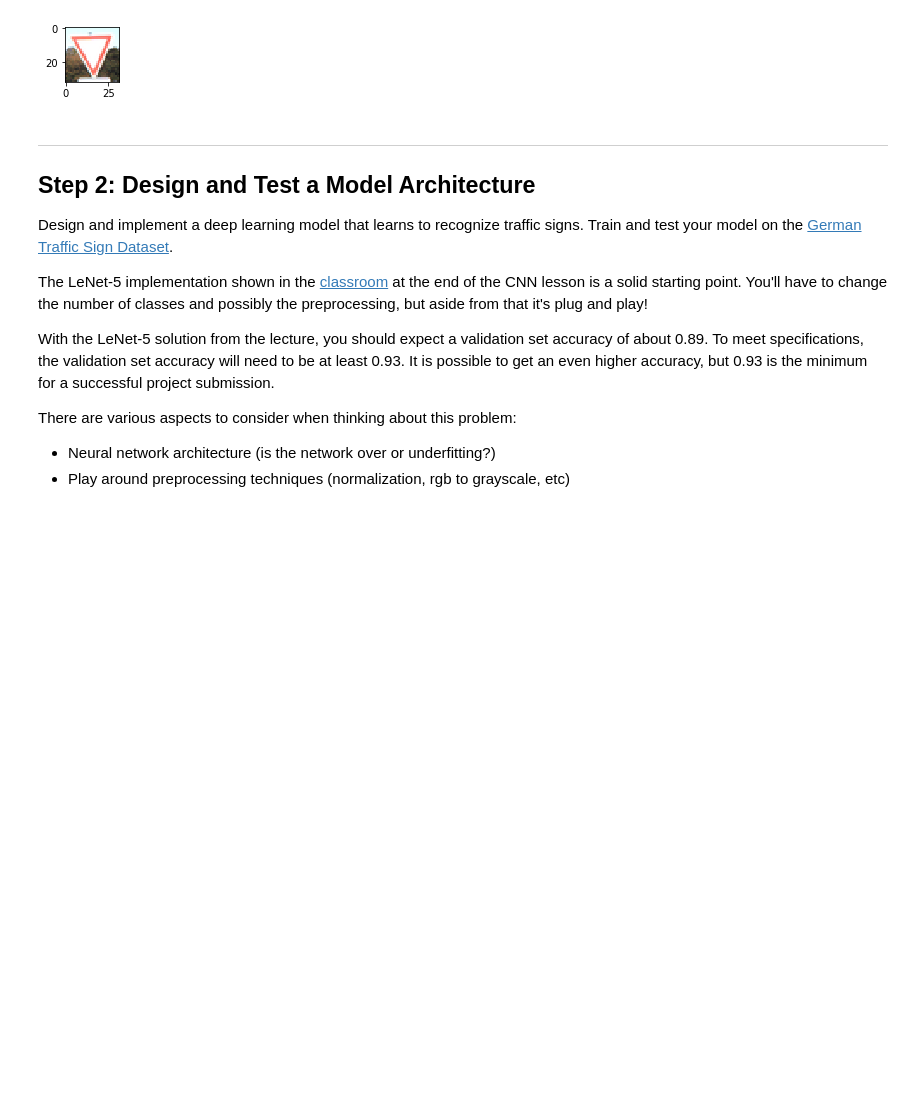
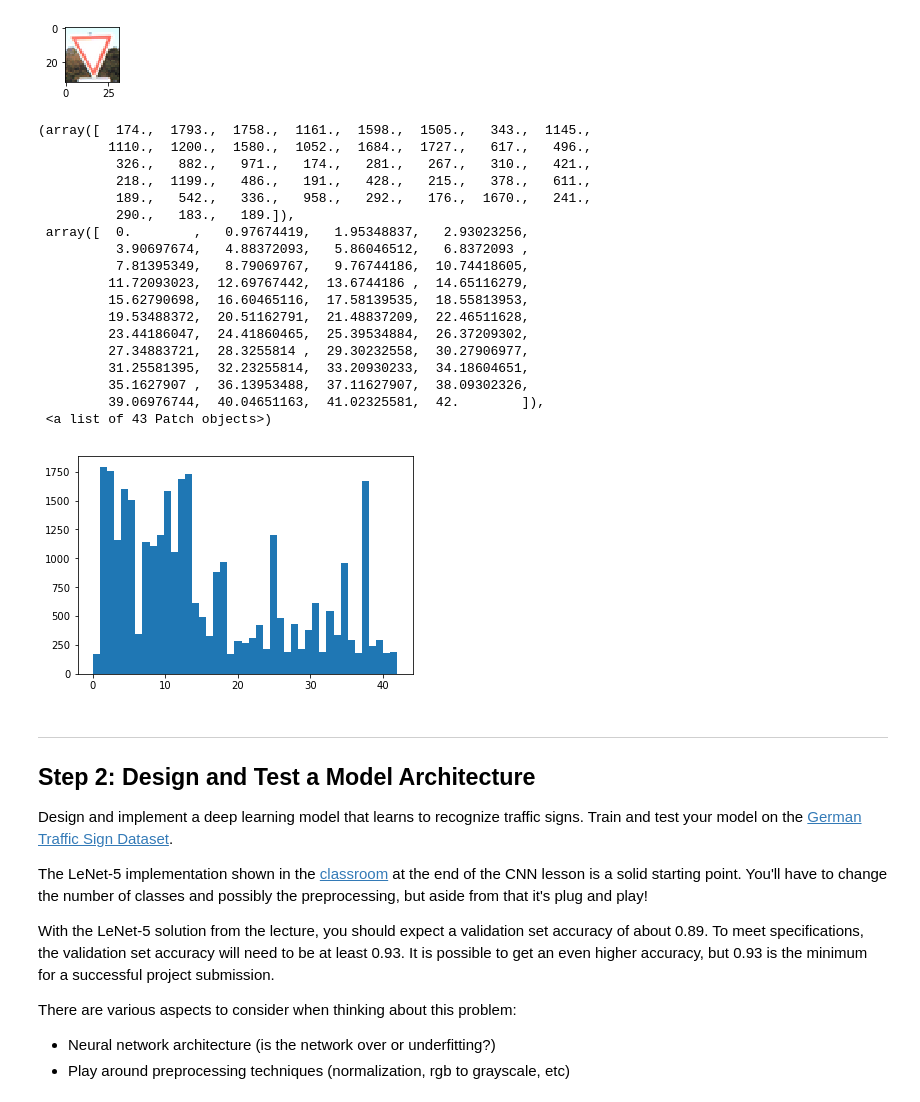
Before and after one commit to redheli/CarND-Traffic-Sign-Classifier-Project, a Jupyter notebook: Traffic_Sign_Classifier.ipynb, the cells around one changed output. Cells and saved outputs as stored; diff of their text form; code cells hidden in the pictures; blank space fills up the shorter version.

```diff
--- a/Traffic_Sign_Classifier.ipynb
+++ b/Traffic_Sign_Classifier.ipynb
@@ -223,6 +223,34 @@ print(signnames[y_train[index].astype(int)])
 13
 Yield
 [figure]
+# %%
+n_classes = np.unique(y_train).size
+import matplotlib.pyplot as plt
+# Visualizations will be shown in the notebook.
+%matplotlib inline
+
+# Making a histogram for the distribution
+plt.hist(y_train, bins = n_classes)
+# %% [output]
+(array([  174.,  1793.,  1758.,  1161.,  1598.,  1505.,   343.,  1145.,
+         1110.,  1200.,  1580.,  1052.,  1684.,  1727.,   617.,   496.,
+          326.,   882.,   971.,   174.,   281.,   267.,   310.,   421.,
+          218.,  1199.,   486.,   191.,   428.,   215.,   378.,   611.,
+          189.,   542.,   336.,   958.,   292.,   176.,  1670.,   241.,
+          290.,   183.,   189.]),
+ array([  0.        ,   0.97674419,   1.95348837,   2.93023256,
+          3.90697674,   4.88372093,   5.86046512,   6.8372093 ,
+          7.81395349,   8.79069767,   9.76744186,  10.74418605,
+         11.72093023,  12.69767442,  13.6744186 ,  14.65116279,
+         15.62790698,  16.60465116,  17.58139535,  18.55813953,
+         19.53488372,  20.51162791,  21.48837209,  22.46511628,
+         23.44186047,  24.41860465,  25.39534884,  26.37209302,
+         27.34883721,  28.3255814 ,  29.30232558,  30.27906977,
+         31.25581395,  32.23255814,  33.20930233,  34.18604651,
+         35.1627907 ,  36.13953488,  37.11627907,  38.09302326,
+         39.06976744,  40.04651163,  41.02325581,  42.        ]),
+ <a list of 43 Patch objects>)
+[figure, added]
 # %% [markdown]
 ----
 
```
Also changed, not shown: 2 other files.
